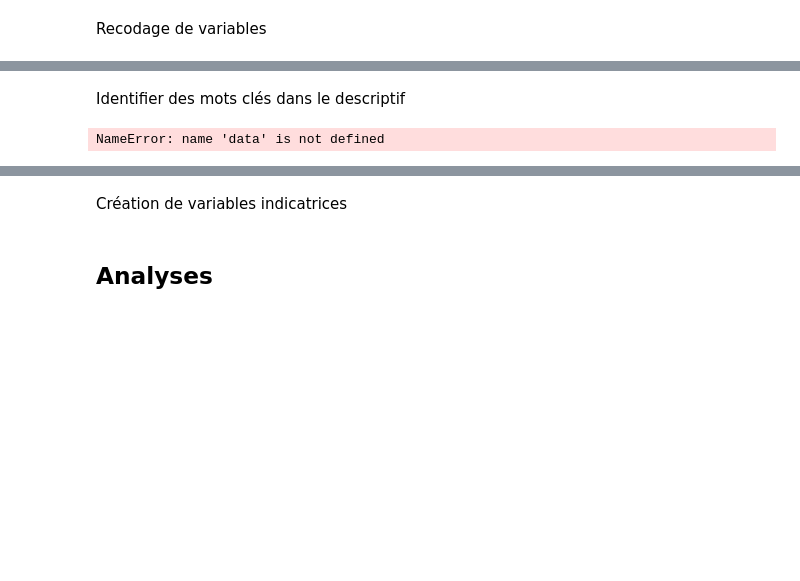
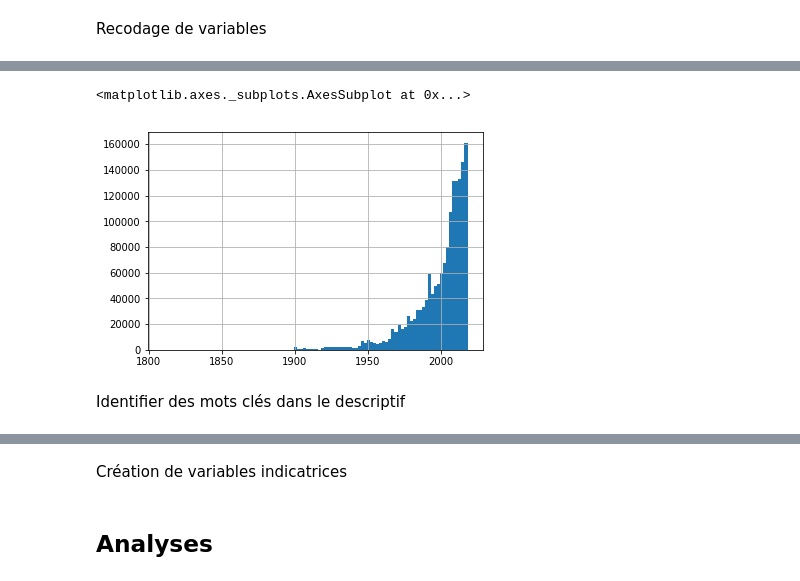
Before and after one commit to emilienschultz/ACCE-public, a Jupyter notebook: Analyse du fichier des associations françaises - projet ACCE.ipynb, the cells around one changed output, grey strips where cells are left out. Drawn from its saved outputs; the diff is of its cells as text; code cells hidden in the pictures; blank space fills up the shorter version.

```diff
--- a/Analyse du fichier des associations françaises - projet ACCE.ipynb
+++ b/Analyse du fichier des associations françaises - projet ACCE.ipynb
@@ -57,10 +45,10 @@ data["year_decla"] = data["date_decla"].apply(lambda x : x.year)
 data['date_disso'] = pd.to_datetime(data['date_disso'],errors='coerce')
 data["year_disso"] = data["date_disso"].apply(lambda x : x.year)
 data["num"]=1
-
-def duree(x):
-    if pd.notnull(x["year_disso"]):
-        return x["year_disso"]-x['year_creation']
-    return 2018-x['year_creation']
-data["duree"] = data.apply(duree,axis=1)
-data[data["duree"]<0]=None
+# %%
+def duree(x):
+    if pd.notnull(x["year_disso"]):
+        return x["year_disso"]-x['year_creation']
+    return None
+data["duree"] = data.apply(duree,axis=1)
+data[data["duree"]<0]=None
@@ -67,3 +83,8 @@ data[data["duree"]<0]=None
+# %%
+data["year_creation"].hist(bins=100)
+# %% [output]
+<matplotlib.axes._subplots.AxesSubplot at 0x...>
+[figure, added]
 # %% [markdown]
 Identifier des mots clés dans le descriptif
 # %%
@@ -74,11 +95,10 @@ def reco(x,u):
         return 1
     return 0
 
-data["velo"] = data["objet"].apply(lambda x : reco(x,"vélos"))
 data["cancer"] = data["objet"].apply(lambda x : reco(x,"cancer"))
 data["enfant"] = data["objet"].apply(lambda x : reco(x,"enfant"))
+data["indic_cancerenfant"] = (data["enfant"]==1) & (data["cancer"]==1)
+data["indic_cancer"] = (data["cancer"]==1)
-# %% [output]
-NameError: name 'data' is not defined
 # %%
 data_imp["enfant"] = data_imp["objet"].apply(lambda x : reco(x,"enfant"))
 data_imp["cancer"] = data_imp["objet"].apply(lambda x : reco(x,"cancer"))
```
Also changed, not shown: parts of 32 cells of this notebook.
